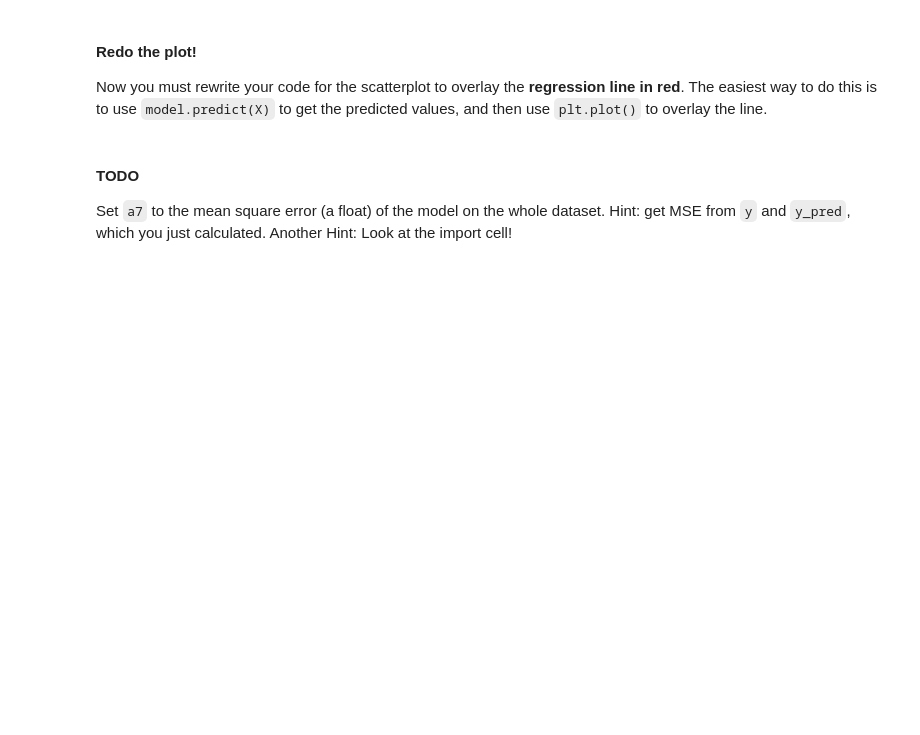
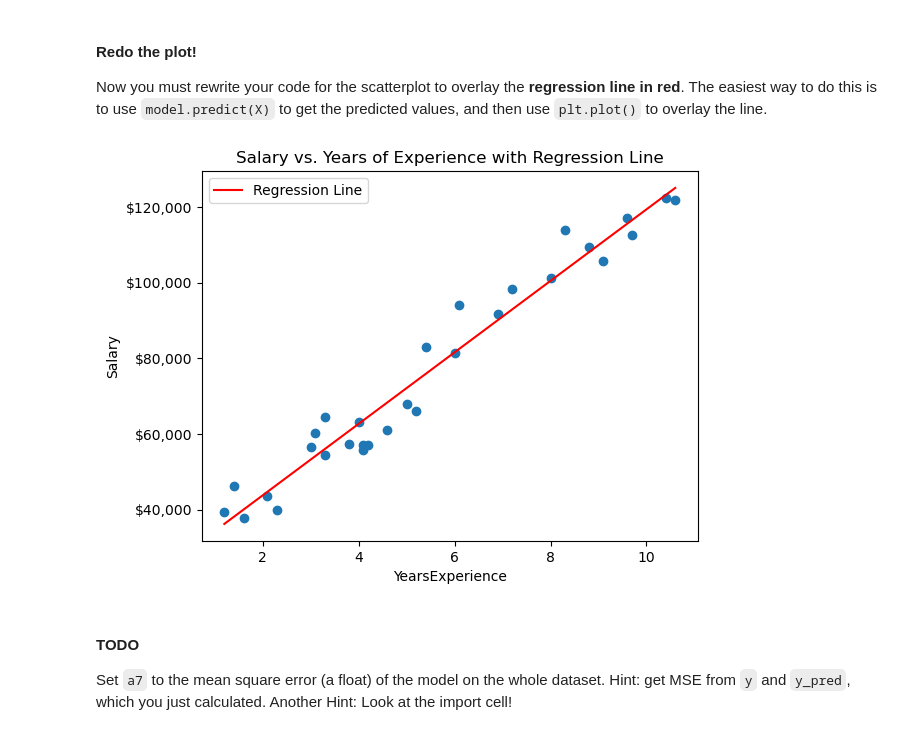
Before and after one commit to waysnyder/Module-3-Assignments, a Jupyter notebook: Homework_01.ipynb, the cells around one changed output. Saved outputs shown, nothing was run; the diff lists cells and outputs as text; code cells hidden in the pictures; blank space fills up the shorter version.

```diff
--- a/Homework_01.ipynb
+++ b/Homework_01.ipynb
@@ -217,6 +261,11 @@ Train your model on the whole dataset, and set `a5` to the intercept (a float)
 # %%
 # Your code here
 
+model = LinearRegression()
 
+model.fit(X,y)
 
-a5 = 0.0          # replace 0.0 with an expression returning the intercept value
+intercept_value = model.intercept_
+
+a5 = intercept_value          # replace 0.0 with an expression returning the intercept value
+a5
@@ -249,6 +303,17 @@ Now you must rewrite your code for the scatterplot to overlay the **regression l
 is to  use `model.predict(X)` to get the predicted values, and then use `plt.plot()` to overlay the line.
 # %%
 # Your code here (not graded)
+
+plt.scatter(X,y)
+plt.plot(X, model.predict(X), color='red', label='Regression Line')
+plt.xlabel('YearsExperience')
+plt.ylabel('Salary')
+plt.title('Salary vs. Years of Experience with Regression Line')
+plt.gca().yaxis.set_major_formatter(mtick.StrMethodFormatter('${x:,.0f}'))
+plt.legend()
+plt.show()
+# %% [output]
+[figure, added]
 # %% [markdown]
 #### TODO
 
```
Also changed, not shown: parts of 28 cells of this notebook.
